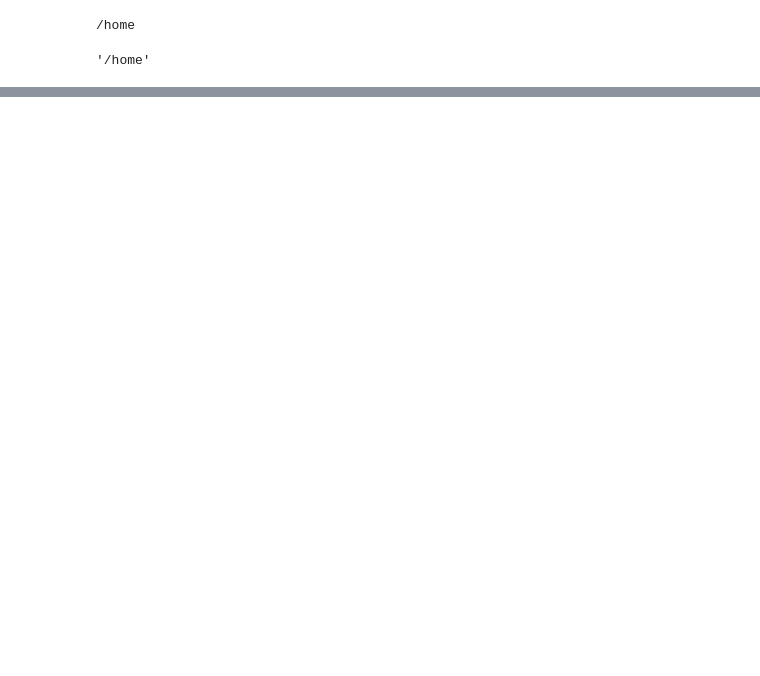
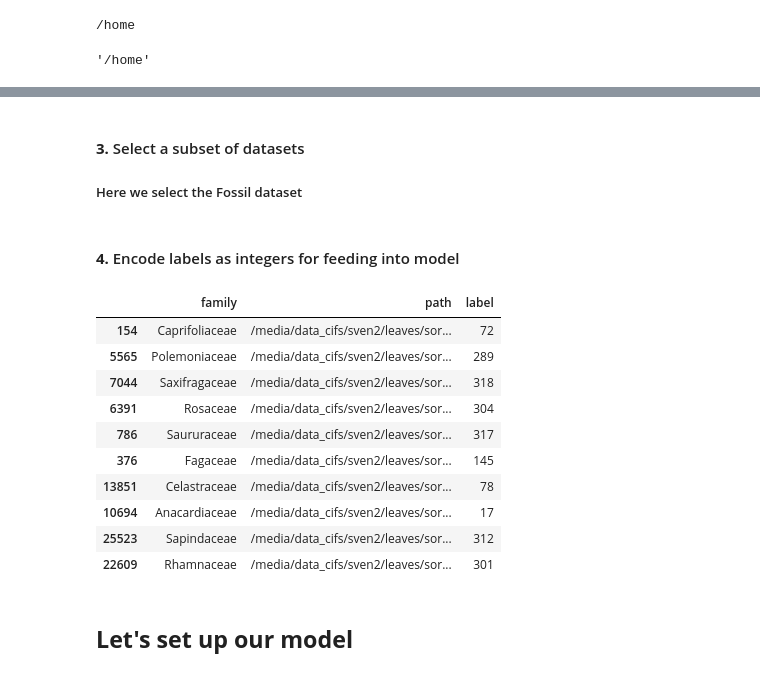
Before and after one commit to JacobARose/leavesdb, a Jupyter notebook: leavesdb_demo.ipynb, the cells around one changed output, grey strips where cells are left out. Cells and saved outputs as stored; diff of their text form; code cells hidden in the pictures; blank space fills up the shorter version.

Commit message:
Expanded on database queries, implemented functions for creating tf.data.Datasets, and began work on feeding into tf.keras models

```diff
--- a/leavesdb_demo.ipynb
+++ b/leavesdb_demo.ipynb
@@ -26,0 +35,27 @@ NameError: name '__get_num_families_per_dataset' is not defined
+# %% [markdown]
+#### **3.** Select a subset of datasets
+##### Here we select the Fossil dataset
+# %%
+# data = leavesdb.db_query.load_Fossil_data(db)
+
+data = leavesdb.db_query.load_Leaves_data(db)
+# %% [markdown]
+#### **4.** Encode labels as integers for feeding into model
+# %%
+data_df = leavesdb.preprocessing.encode_labels(data)
+
+data_df.sample(frac=1).head(10)
+# %% [output]
+|  | family | path | label |
+| 154 | Caprifoliaceae | /media/data_cifs/sven2/leaves/sor... | 72 |
+| 5565 | Polemoniaceae | /media/data_cifs/sven2/leaves/sor... | 289 |
+| 7044 | Saxifragaceae | /media/data_cifs/sven2/leaves/sor... | 318 |
+| 6391 | Rosaceae | /media/data_cifs/sven2/leaves/sor... | 304 |
+| 786 | Saururaceae | /media/data_cifs/sven2/leaves/sor... | 317 |
+| 376 | Fagaceae | /media/data_cifs/sven2/leaves/sor... | 145 |
+| 13851 | Celastraceae | /media/data_cifs/sven2/leaves/sor... | 78 |
+| 10694 | Anacardiaceae | /media/data_cifs/sven2/leaves/sor... | 17 |
+| 25523 | Sapindaceae | /media/data_cifs/sven2/leaves/sor... | 312 |
+| 22609 | Rhamnaceae | /media/data_cifs/sven2/leaves/sor... | 301 |
+# %% [markdown]
+## **Let's set up our model**
```
Also changed, not shown: parts of 12 cells of this notebook, 5 other files.
